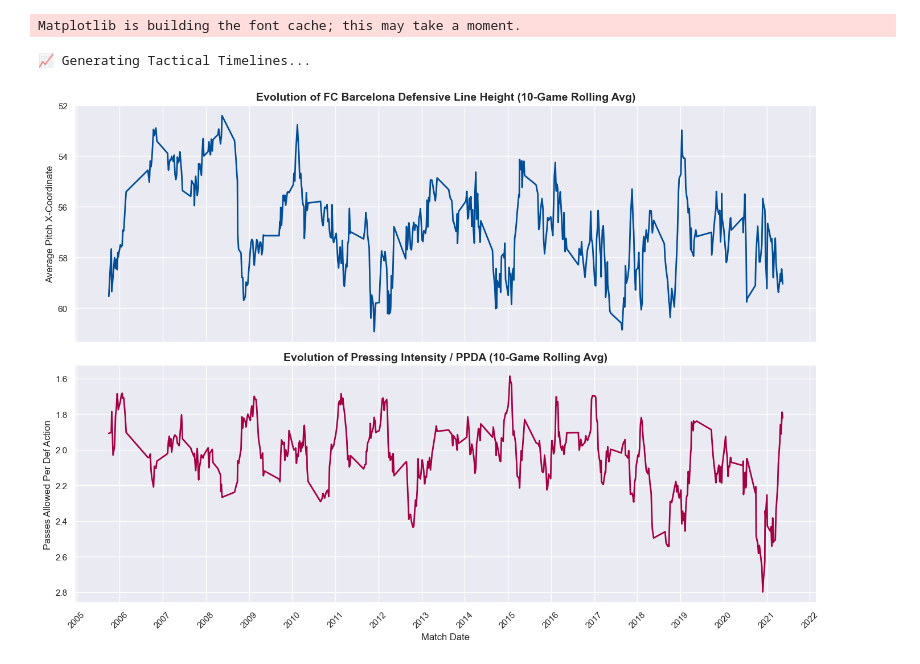
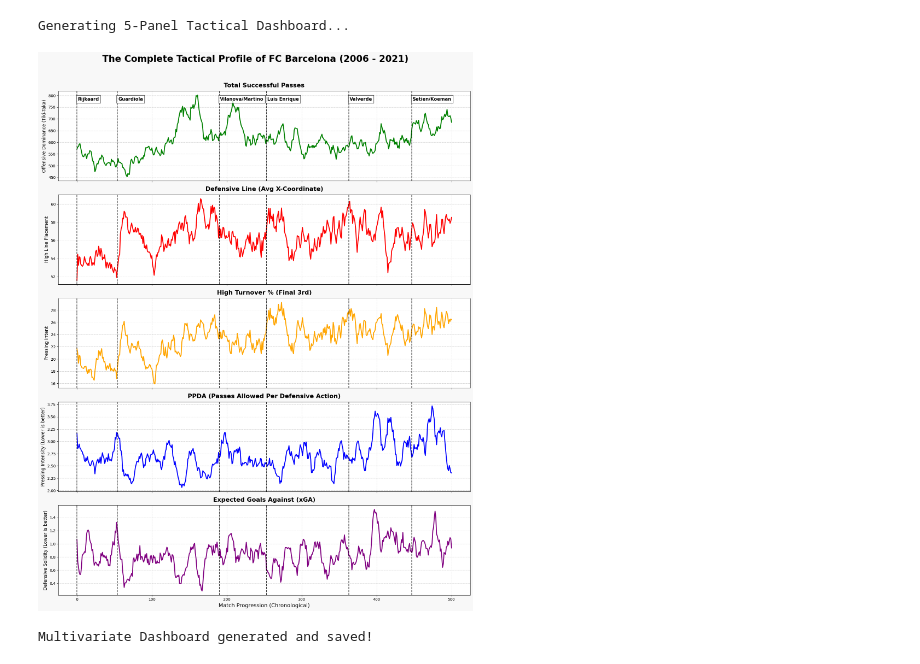
Before and after one commit to Vahe03/Tactical_analysis, a Jupyter notebook: tactical_analysis.ipynb, the cells around one changed output. Cells and saved outputs as stored; diff of their text form; code cells hidden in the pictures.

Commit message:
Variables, heatmaps, and spatial footprint added

```diff
--- a/tactical_analysis.ipynb
+++ b/tactical_analysis.ipynb
@@ -236,44 +286,64 @@ PPDA (Pressing): p-value = 0.00180
 # %%
-# Cell 6: 15-Year Time-Series Visualization
+# Cell 6: The Capstone Multivariate Tactical Dashboard
+import pandas as pd
 import matplotlib.pyplot as plt
 import seaborn as sns
-import matplotlib.dates as mdates
 
-print("Generating Tactical Timelines...")
+print("Generating 5-Panel Tactical Dashboard...")
 
-df = pd.read_csv("barcelona_match_tactics.csv")
-df['match_date'] = pd.to_datetime(df['match_date'])
-df = df.sort_values('match_date')
+# 1. Load the engineered features
+stats_df = pd.read_pickle("barca_tactical_features.pkl")
 
-# Calculate a 10-game rolling average to smooth out the charts
-df['def_line_rolling'] = df['def_line_height'].rolling(window=10, min_periods=1).mean()
-df['ppda_rolling'] = df['ppda'].rolling(window=10, min_periods=1).mean()
+# Drop any rows where metrics failed to calculate to keep the lines clean
+stats_df = stats_df.dropna(subset=['def_line_rolling', 'ppda_rolling'])
 
-# Set up the visual canvas
-sns.set_theme(style="darkgrid", context="notebook")
-fig, axes = plt.subplots(2, 1, figsize=(14, 10), sharex=True)
+# 2. Setup the 5-Panel Plot
+fig, axes = plt.subplots(5, 1, figsize=(16, 20), sharex=True)
+fig.patch.set_facecolor('#f8f8f8')
 
-# Chart 1: Defensive Line Height
-sns.lineplot(data=df, x='match_date', y='def_line_rolling', ax=axes[0], color='#004D98', linewidth=2)
-axes[0].set_title('Evolution of FC Barcelona Defensive Line Height (10-Game Rolling Avg)', fontsize=14, fontweight='bold')
-axes[0].set_ylabel('Average Pitch X-Coordinate', fontsize=12)
-axes[0].invert_yaxis() # Invert so higher up the pitch (closer to 120) is visually "higher" on the graph
+# 3. Define the metrics we want to plot
+metrics = [
+    ('passes_rolling', 'Total Successful Passes', 'green', 'Offensive Dominance (Tiki-Taka)'),
+    ('def_line_rolling', 'Defensive Line (Avg X-Coordinate)', 'red', 'High Line Placement'),
+    ('high_turnover_pct_rolling', 'High Turnover % (Final 3rd)', 'orange', 'Pressing Intent'),
+    ('ppda_rolling', 'PPDA (Passes Allowed Per Defensive Action)', 'blue', 'Pressing Intensity (Lower is better)'),
+    ('xga_rolling', 'Expected Goals Against (xGA)', 'purple', 'Defensive Solidity (Lower is better)')
+]
 
-# Chart 2: PPDA (Pressing Intensity)
-sns.lineplot(data=df, x='match_date', y='ppda_rolling', ax=axes[1], color='#A50044', linewidth=2)
-axes[1].set_title('Evolution of Pressing Intensity / PPDA (10-Game Rolling Avg)', fontsize=14, fontweight='bold')
-axes[1].set_ylabel('Passes Allowed Per Def Action', fontsize=12)
-axes[1].invert_yaxis() # Invert so a LOWER PPDA (more intense press) is visually "higher" on the graph
+# 4. Plot each metric
+for i, (col, title, color, ylabel) in enumerate(metrics):
+    ax = axes[i]
+    sns.lineplot(data=stats_df, x=stats_df.index, y=col, ax=ax, color=color, linewidth=2.5)
 
-axes[1].xaxis.set_major_locator(mdates.YearLocator())
-axes[1].xaxis.set_major_formatter(mdates.DateFormatter('%Y'))
-plt.xticks(rotation=45)
-plt.xlabel('Match Date', fontsize=12)
+    # Formatting
+    ax.set_title(title, fontsize=16, fontweight='bold', pad=10)
+    ax.set_ylabel(ylabel, fontsize=12)
+    ax.grid(True, linestyle='--', alpha=0.6)
+    ax.set_facecolor('#ffffff')
 
+# 5. Add vertical lines for Manager Eras across all subplots
+era_changes = stats_df.drop_duplicates(subset=['manager_era'], keep='first')
+for i in range(len(axes)):
+    for idx, row in era_changes.iterrows():
+        axes[i].axvline(x=idx, color='black', linestyle='--', alpha=0.8, linewidth=1.5)
+        # Only add the text labels to the top plot to avoid clutter
+        if i == 0:
+            axes[i].text(idx + 1, axes[i].get_ylim()[1] * 0.95, row['manager_era'],
+                         rotation=0, fontsize=12, fontweight='bold',
+                         bbox=dict(facecolor='white', alpha=0.8, edgecolor='black'))
+
+# 6. Final Polish
+axes[-1].set_xlabel("Match Progression (Chronological)", fontsize=14)
+plt.suptitle("The Complete Tactical Profile of FC Barcelona (2006 - 2021)",
+             fontsize=24, fontweight='bold', y=1.02)
 plt.tight_layout()
+
+# Save for your thesis
+plt.savefig("Thesis_Fig_Multivariate_Dashboard.png", dpi=300, bbox_inches='tight')
 plt.show()
-print("Visualizations Complete!")
+
+print("Multivariate Dashboard generated and saved!")
 # %% [output]
-Matplotlib is building the font cache; this may take a moment.
+Generating 5-Panel Tactical Dashboard...
+[figure, new version]
-📈 Generating Tactical Timelines...
+Multivariate Dashboard generated and saved!
-[figure, old version]
```
Also changed, not shown: parts of 8 cells of this notebook, 8 other files.
